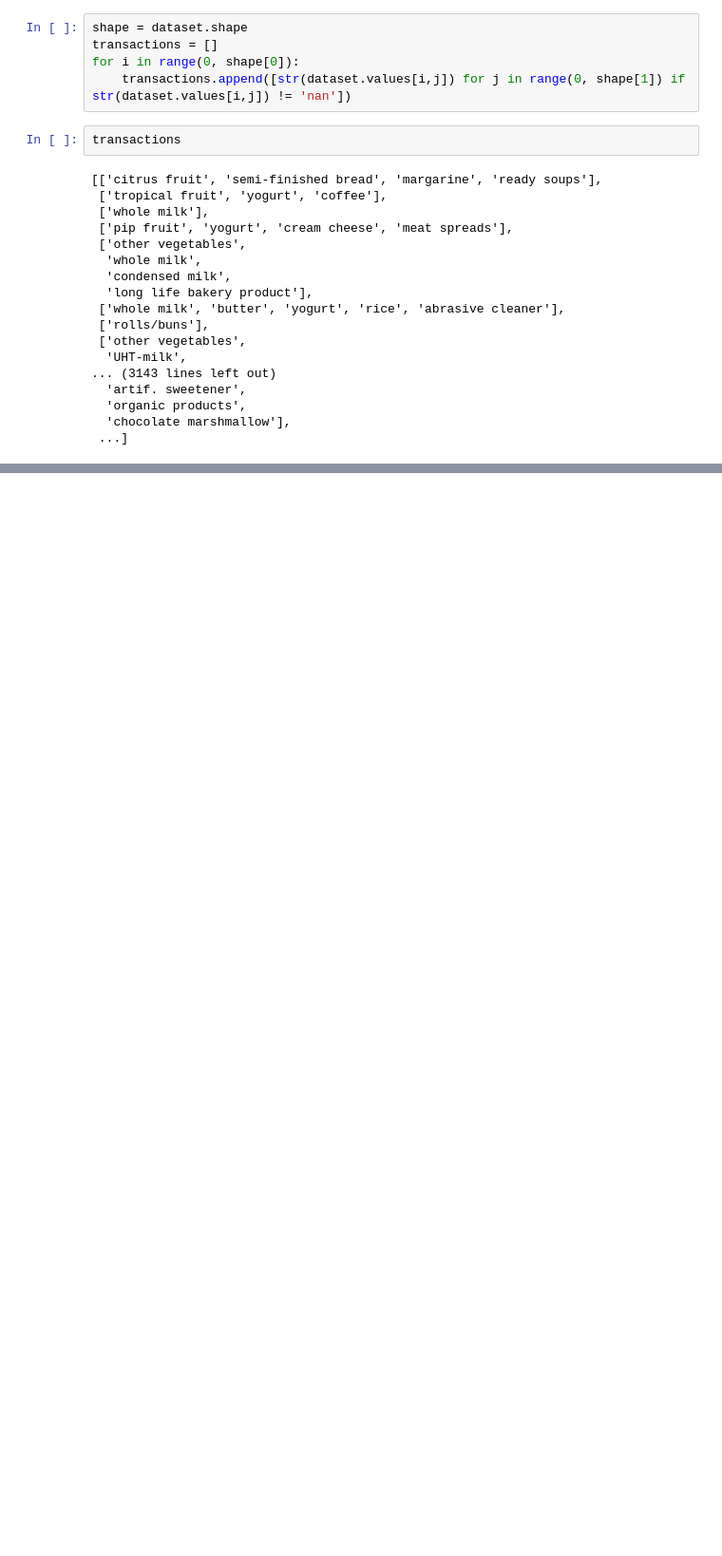
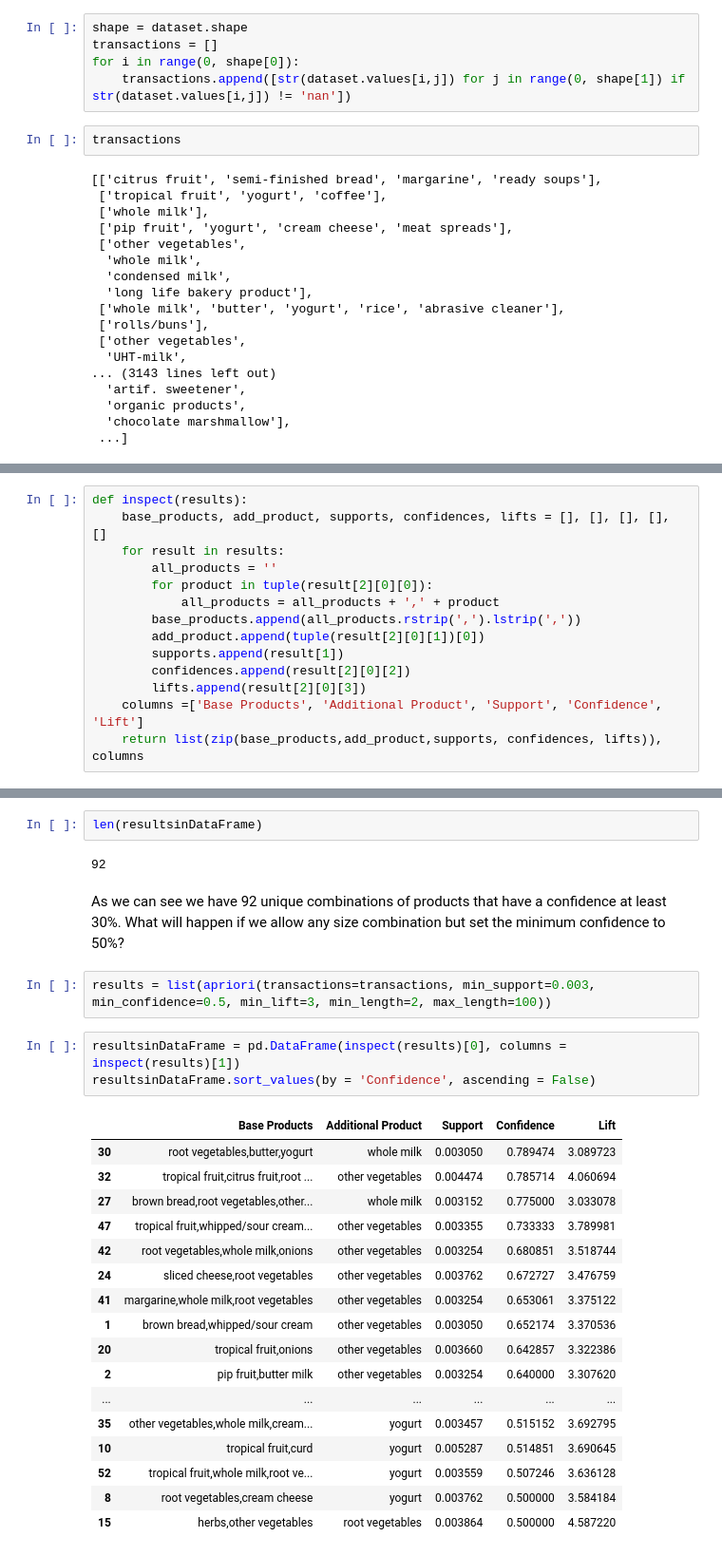
Before and after one commit to arturvilenskiy/data_science_portfolio, a Jupyter notebook: grocery_store_apriori.ipynb, the cells around one changed output, grey strips where cells are left out. Shown: that part at 95% size. Drawn from its saved outputs; the diff is of its cells as text; blank space fills up the shorter version.

```diff
--- a/grocery_store_apriori.ipynb
+++ b/grocery_store_apriori.ipynb
@@ -126,0 +190,14 @@ resultsinDataFrame.nlargest(n = 50, columns = 'Lift')
+# %%
+def inspect(results):
+    base_products, add_product, supports, confidences, lifts = [], [], [], [], []
+    for result in results:
+        all_products = ''
+        for product in tuple(result[2][0][0]):
+            all_products = all_products + ',' + product
+        base_products.append(all_products.rstrip(',').lstrip(','))
+        add_product.append(tuple(result[2][0][1])[0])
+        supports.append(result[1])
+        confidences.append(result[2][0][2])
+        lifts.append(result[2][0][3])
+    columns =['Base Products', 'Additional Product', 'Support', 'Confidence', 'Lift']
+    return list(zip(base_products,add_product,supports, confidences, lifts)), columns
@@ -126,0 +221,29 @@ resultsinDataFrame.nlargest(n = 50, columns = 'Lift')
+# %%
+len(resultsinDataFrame)
+# %% [output]
+92
+# %% [markdown]
+As we can see we have 92 unique combinations of products that have a confidence at least 30%. What will happen if we allow any size combination but set the minimum confidence to 50%?
+# %%
+results = list(apriori(transactions=transactions, min_support=0.003, min_confidence=0.5, min_lift=3, min_length=2, max_length=100))
+# %%
+resultsinDataFrame = pd.DataFrame(inspect(results)[0], columns = inspect(results)[1])
+resultsinDataFrame.sort_values(by = 'Confidence', ascending = False)
+# %% [output]
+|  | Base Products | Additional Product | Support | Confidence | Lift |
+| 30 | root vegetables,butter,yogurt | whole milk | 0.003050 | 0.789474 | 3.089723 |
+| 32 | tropical fruit,citrus fruit,root ... | other vegetables | 0.004474 | 0.785714 | 4.060694 |
+| 27 | brown bread,root vegetables,other... | whole milk | 0.003152 | 0.775000 | 3.033078 |
+| 47 | tropical fruit,whipped/sour cream... | other vegetables | 0.003355 | 0.733333 | 3.789981 |
+| 42 | root vegetables,whole milk,onions | other vegetables | 0.003254 | 0.680851 | 3.518744 |
+| 24 | sliced cheese,root vegetables | other vegetables | 0.003762 | 0.672727 | 3.476759 |
+| 41 | margarine,whole milk,root vegetables | other vegetables | 0.003254 | 0.653061 | 3.375122 |
+| 1 | brown bread,whipped/sour cream | other vegetables | 0.003050 | 0.652174 | 3.370536 |
+| 20 | tropical fruit,onions | other vegetables | 0.003660 | 0.642857 | 3.322386 |
+| 2 | pip fruit,butter milk | other vegetables | 0.003254 | 0.640000 | 3.307620 |
+| ... | ... | ... | ... | ... | ... |
+| 35 | other vegetables,whole milk,cream... | yogurt | 0.003457 | 0.515152 | 3.692795 |
+| 10 | tropical fruit,curd | yogurt | 0.005287 | 0.514851 | 3.690645 |
+| 52 | tropical fruit,whole milk,root ve... | yogurt | 0.003559 | 0.507246 | 3.636128 |
+| 8 | root vegetables,cream cheese | yogurt | 0.003762 | 0.500000 | 3.584184 |
+| 15 | herbs,other vegetables | root vegetables | 0.003864 | 0.500000 | 4.587220 |
```
Also changed, not shown: parts of 33 cells of this notebook.
